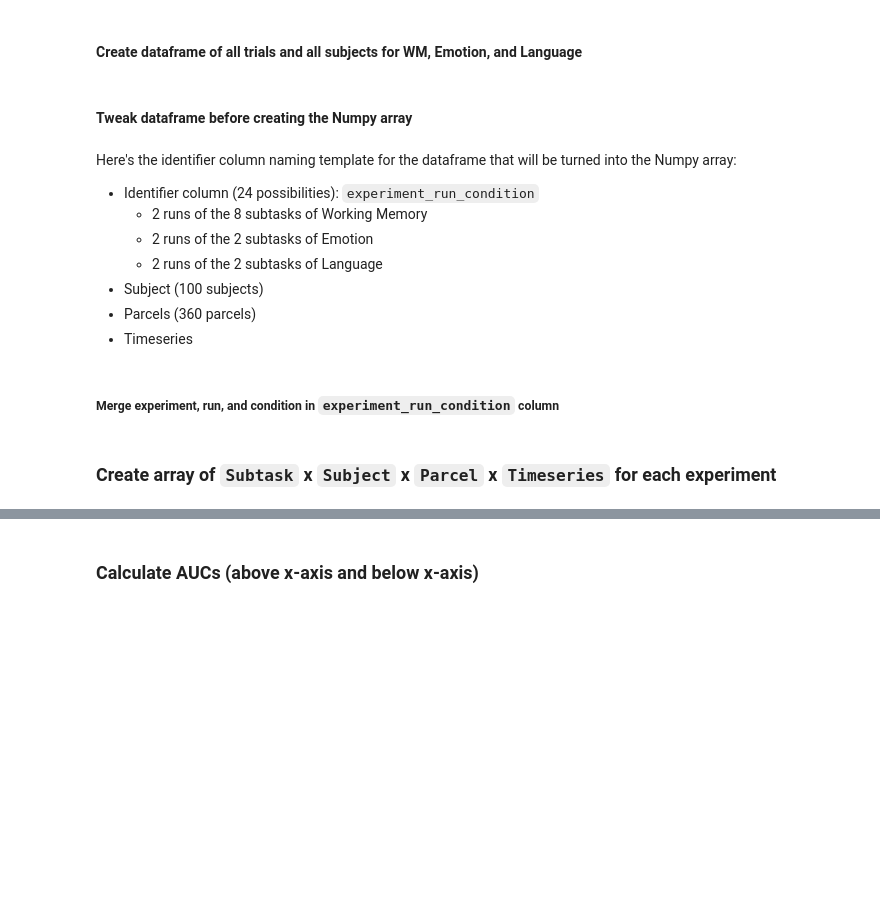
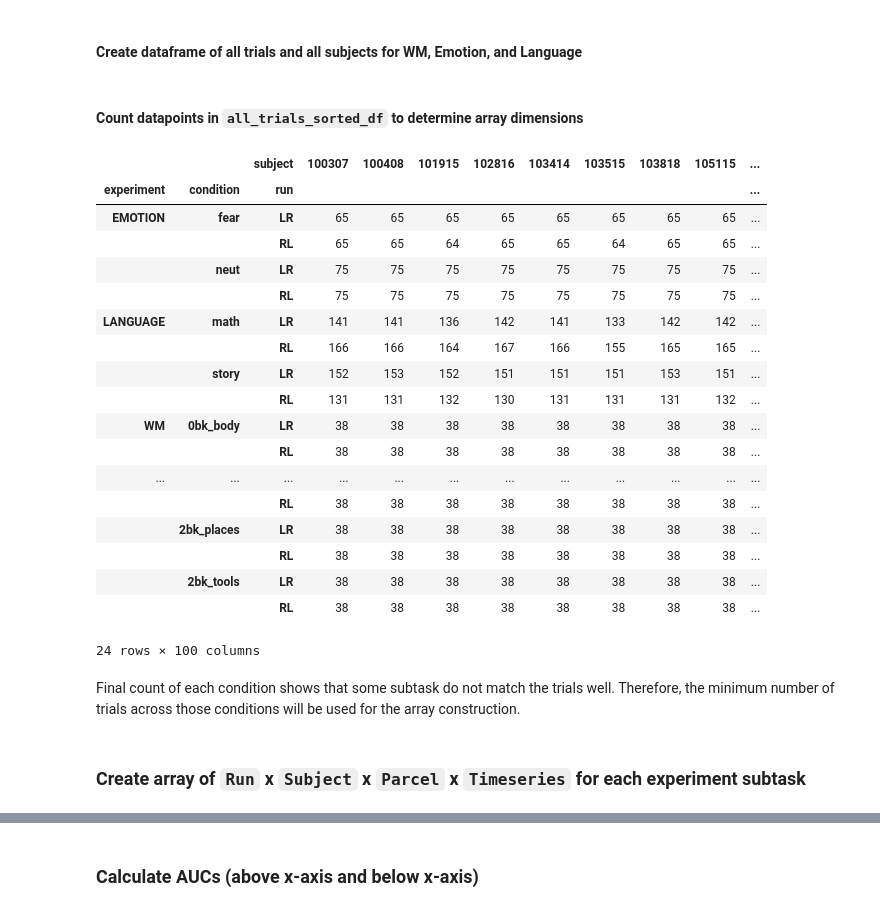
Before and after one commit to saamehsanaaee/MontbretiaCabinet-ISP, a Jupyter notebook: notebooks/ImprovedWM_Model-v1.ipynb, the cells around one changed output, grey strips where cells are left out. Drawn from its saved outputs; the diff is of its cells as text; code cells hidden in the pictures; blank space fills up the shorter version.

````diff
--- a/notebooks/ImprovedWM_Model-v1.ipynb
+++ b/notebooks/ImprovedWM_Model-v1.ipynb
@@ -358,36 +328,27 @@ def process_subject(subject, experiments, output_folder):
 # %% [markdown]
 #### Create dataframes of all trials for each subject
 # %%
-output_folder = "./output_csv_files"
-os.makedirs(output_folder, exist_ok = True)
+subject_df_output_folder = "./output_csv_files"
+os.makedirs(subject_df_output_folder, exist_ok = True)
 
 for subject in SubjectIDs:
-    process_subject(subject, TargetExperiments, output_folder)
+    process_subject(subject, TargetExperiments, subject_df_output_folder)
 # %% [markdown]
 #### Create dataframe of all trials and all subjects for WM, Emotion, and Language
 # %%
-output_files = os.listdir(output_folder)
+output_files = os.listdir(subject_df_output_folder)
 output_CSVs  = [file for file in output_files if file.endswith(".csv")]
 
 all_trials_df = []
 for file in output_CSVs:
-    file_path = os.path.join(output_folder, file)
+    file_path = os.path.join(subject_df_output_folder, file)
     df = pd.read_csv(file_path)
     all_trials_df.append(df)
 
 all_trials_merged_df = pd.concat(all_trials_df, ignore_index = True)
 
+all_trials_sorted_df = all_trials_merged_df.sort_values(by = ["subject", "experiment",
+                                                              "run", "timepoint"]) # Could be changed based on goal.
+
 all_trials_merged_df.to_csv("all_trials_merged_df.csv", index = False)
+all_trials_sorted_df.to_csv("all_trials_sorted_df.csv", index = False)
-# %% [markdown]
-#### Tweak dataframe before creating the Numpy array
-# %% [markdown]
-Here's the identifier column naming template for the dataframe that will be turned into the Numpy array:
-- Identifier column (24 possibilities): ```experiment_run_condition```
-    - 2 runs of the 8 subtasks of Working Memory
-    - 2 runs of the 2 subtasks of Emotion
-    - 2 runs of the 2 subtasks of Language
-- Subject (100 subjects)
-- Parcels (360 parcels)
-- Timeseries
-# %% [markdown]
-##### Merge experiment, run, and condition in ```experiment_run_condition``` column
@@ -398,3 +355,35 @@ all_trials_merged_df["experiment_run_condition"] = (all_trials_merged_df["experi
+# %% [markdown]
+#### Count datapoints in ```all_trials_sorted_df``` to determine array dimensions
+# %%
+trial_count = all_trials_sorted_df.groupby(["experiment", "condition", "run", "subject"]).size()
+
+trial_counts_unstack = trial_count.unstack()
+
+trial_counts_unstack.to_csv("trial_counts.csv", index = False)
+
+trial_counts_unstack
+# %% [output]
+|  |  | subject | 100307 | 100408 | 101915 | 102816 | 103414 | 103515 | 103818 | 105115 | ... |
+| experiment | condition | run |  |  |  |  |  |  |  |  | ... |
+| EMOTION | fear | LR | 65 | 65 | 65 | 65 | 65 | 65 | 65 | 65 | ... |
+|  |  | RL | 65 | 65 | 64 | 65 | 65 | 64 | 65 | 65 | ... |
+|  | neut | LR | 75 | 75 | 75 | 75 | 75 | 75 | 75 | 75 | ... |
+|  |  | RL | 75 | 75 | 75 | 75 | 75 | 75 | 75 | 75 | ... |
+| LANGUAGE | math | LR | 141 | 141 | 136 | 142 | 141 | 133 | 142 | 142 | ... |
+|  |  | RL | 166 | 166 | 164 | 167 | 166 | 155 | 165 | 165 | ... |
+|  | story | LR | 152 | 153 | 152 | 151 | 151 | 151 | 153 | 151 | ... |
+|  |  | RL | 131 | 131 | 132 | 130 | 131 | 131 | 131 | 132 | ... |
+| WM | 0bk_body | LR | 38 | 38 | 38 | 38 | 38 | 38 | 38 | 38 | ... |
+|  |  | RL | 38 | 38 | 38 | 38 | 38 | 38 | 38 | 38 | ... |
+| ... | ... | ... | ... | ... | ... | ... | ... | ... | ... | ... | ... |
+|  |  | RL | 38 | 38 | 38 | 38 | 38 | 38 | 38 | 38 | ... |
+|  | 2bk_places | LR | 38 | 38 | 38 | 38 | 38 | 38 | 38 | 38 | ... |
+|  |  | RL | 38 | 38 | 38 | 38 | 38 | 38 | 38 | 38 | ... |
+|  | 2bk_tools | LR | 38 | 38 | 38 | 38 | 38 | 38 | 38 | 38 | ... |
+|  |  | RL | 38 | 38 | 38 | 38 | 38 | 38 | 38 | 38 | ... |
+24 rows × 100 columns
+# %% [markdown]
+Final count of each condition shows that some subtask do not match the trials well. Therefore, the minimum number of trials across those conditions will be used for the array construction.
 # %% [markdown]
-### Create array of ```Subtask``` x ```Subject``` x ```Parcel``` x ```Timeseries``` for each experiment
+### Create array of ```Run``` x ```Subject``` x ```Parcel``` x ```Timeseries``` for each experiment subtask
 # %% [markdown]
````
Also changed, not shown: parts of 16 cells of this notebook.
